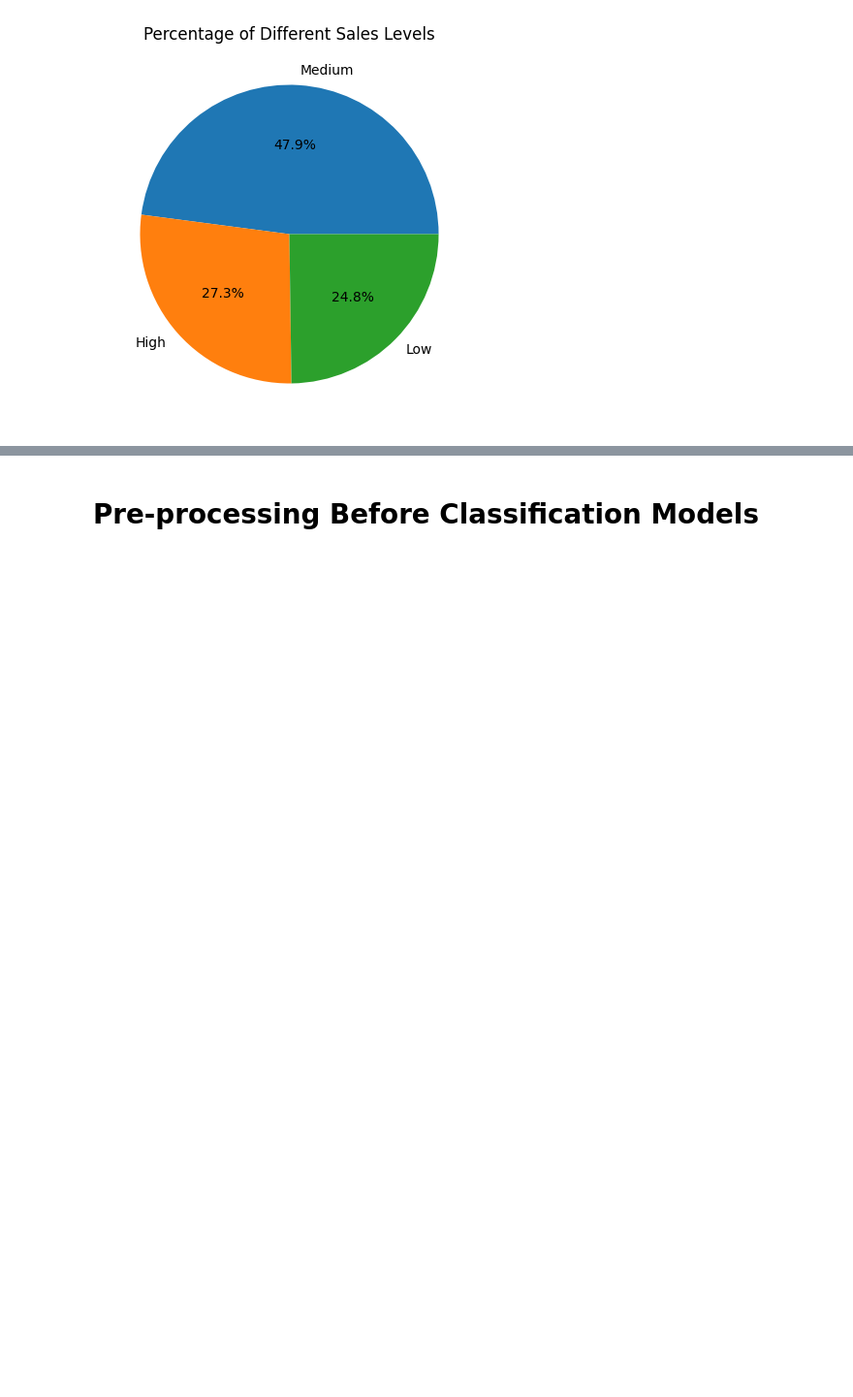
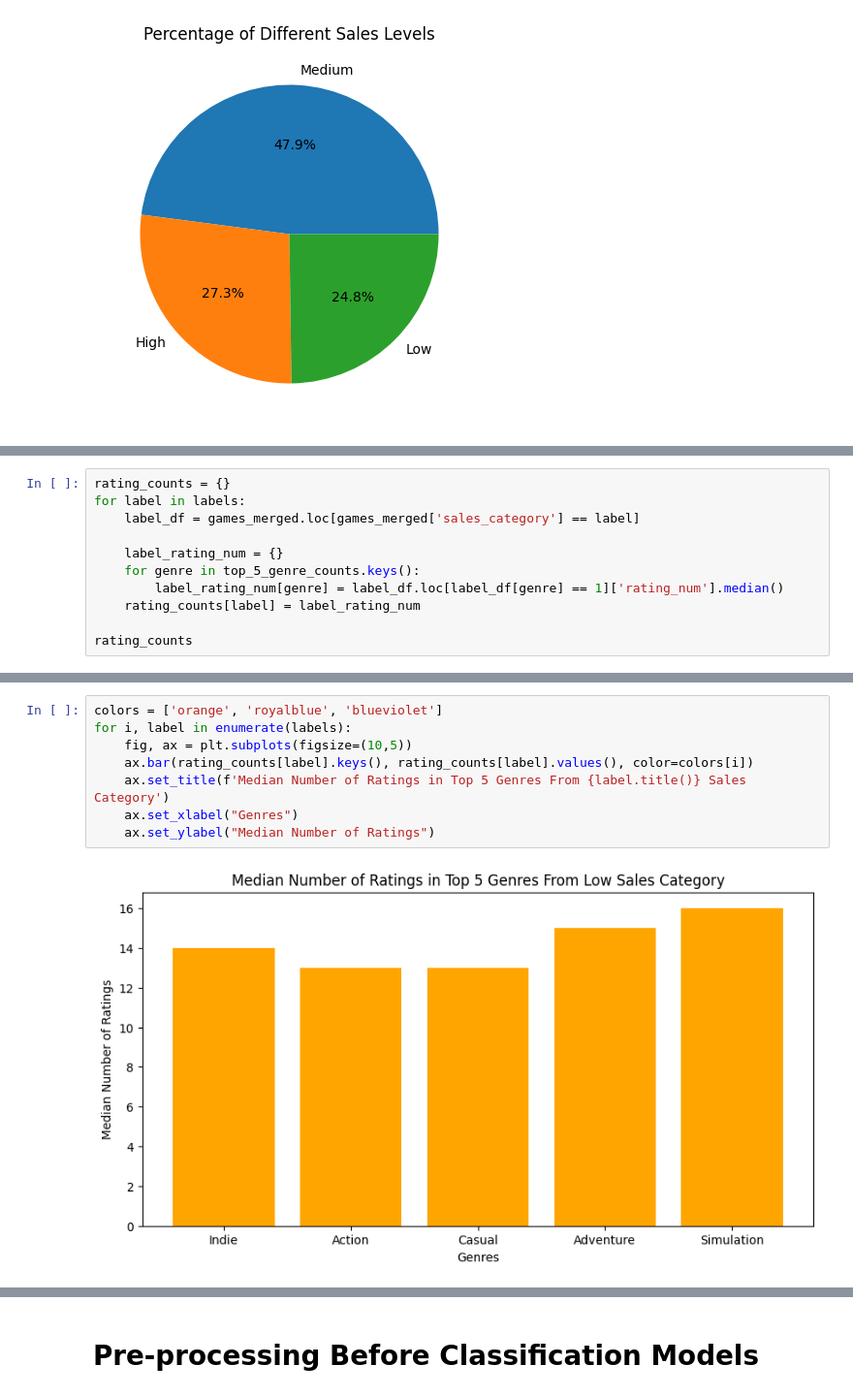
Before and after one commit to SangyunT/steam_game_sales, a Jupyter notebook: index.ipynb, the cells around one changed output, grey strips where cells are left out. Shown: that part at 97% size. Cells and saved outputs as stored; diff of their text form; blank space fills up the shorter version.

Commit message:
sales category EDA

```diff
--- a/index.ipynb
+++ b/index.ipynb
@@ -365,0 +357,11 @@ Name: Indie, dtype: int64>
+# %%
+rating_counts = {}
+for label in labels:
+    label_df = games_merged.loc[games_merged['sales_category'] == label]
+
+    label_rating_num = {}
+    for genre in top_5_genre_counts.keys():
+        label_rating_num[genre] = label_df.loc[label_df[genre] == 1]['rating_num'].median()
+    rating_counts[label] = label_rating_num
+
+rating_counts
@@ -365,0 +384,10 @@ Name: Indie, dtype: int64>
+# %%
+colors = ['orange', 'royalblue', 'blueviolet']
+for i, label in enumerate(labels):
+    fig, ax = plt.subplots(figsize=(10,5))
+    ax.bar(rating_counts[label].keys(), rating_counts[label].values(), color=colors[i])
+    ax.set_title(f'Median Number of Ratings in Top 5 Genres From {label.title()} Sales Category')
+    ax.set_xlabel("Genres")
+    ax.set_ylabel("Median Number of Ratings")
+# %% [output]
+[figure, added]
```
Also changed, not shown: parts of 4 cells of this notebook.
